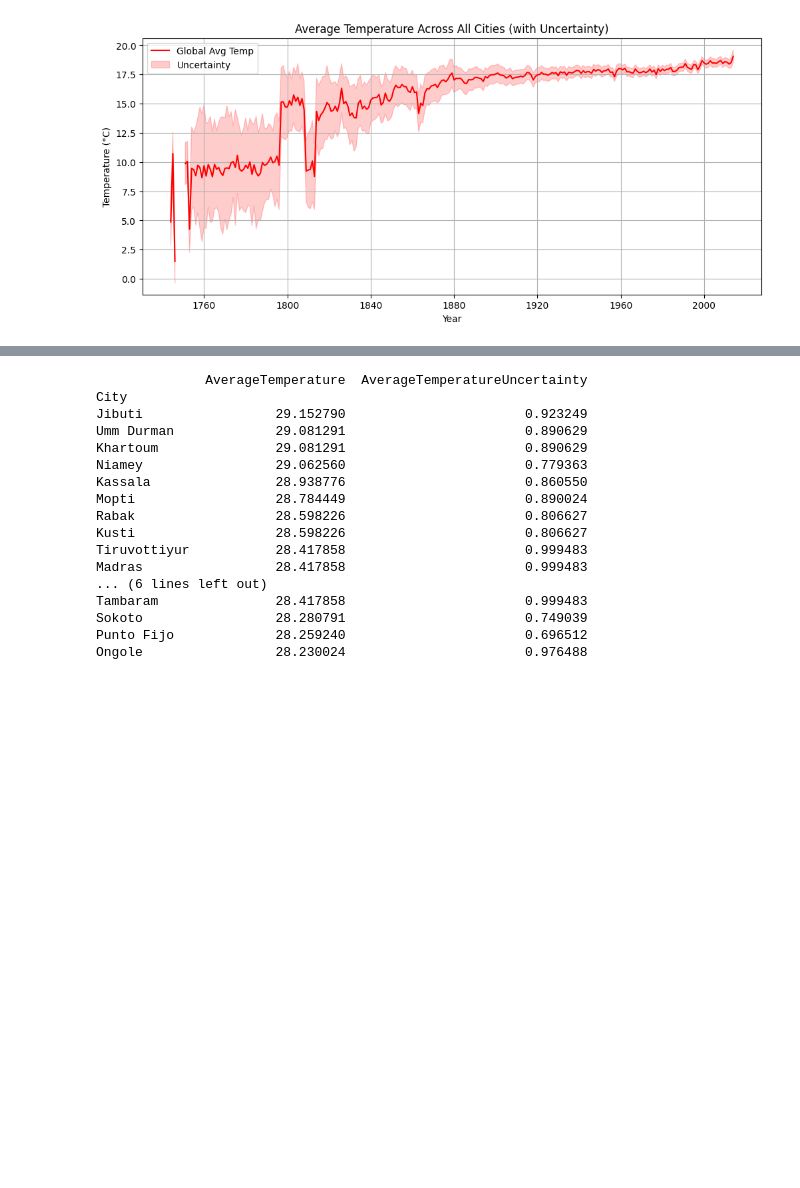
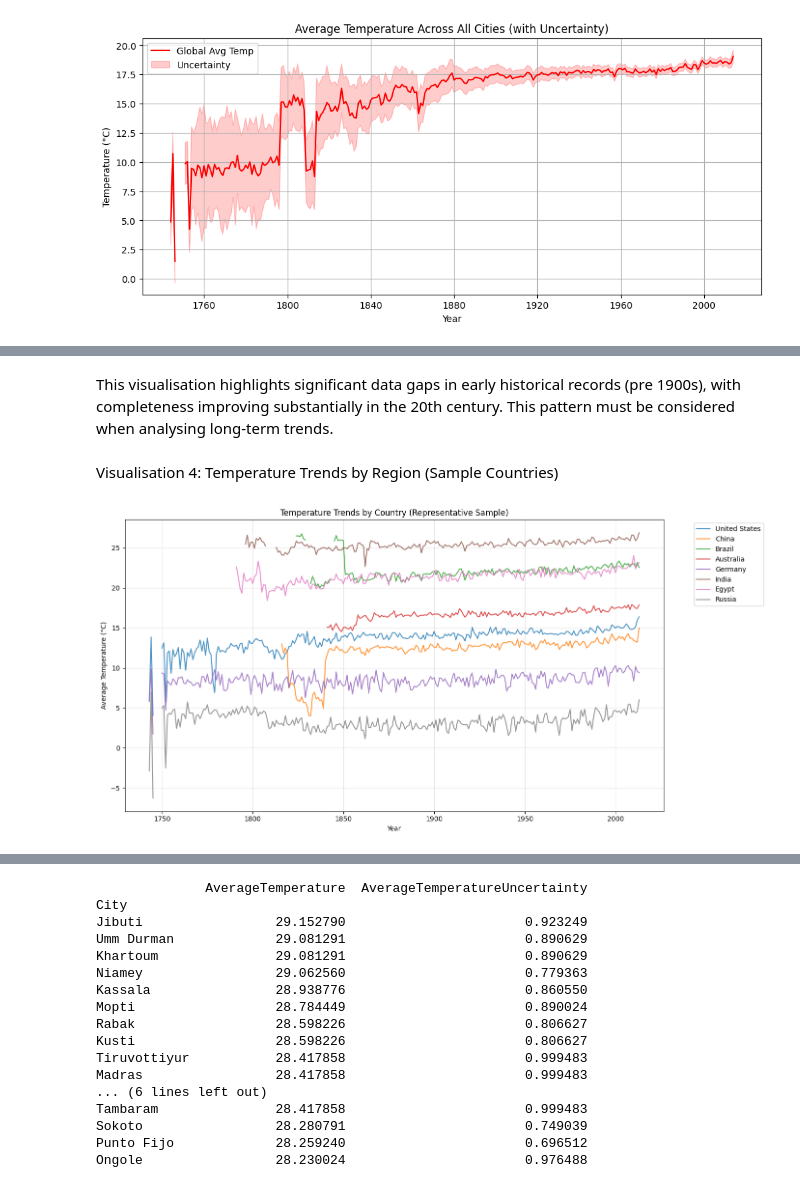
Before and after one commit to tempestormX/sc3021, a Jupyter notebook: SC3021_FDAG_T13.ipynb, the cells around one changed output, grey strips where cells are left out. Cells and saved outputs as stored; diff of their text form; code cells hidden in the pictures; blank space fills up the shorter version.

```diff
--- a/SC3021_FDAG_T13.ipynb
+++ b/SC3021_FDAG_T13.ipynb
@@ -119,0 +171,26 @@ plt.show()
+# %% [markdown]
+This visualisation highlights significant data gaps in early historical records (pre 1900s), with completeness improving substantially in the 20th century. This pattern must be considered when analysing long-term trends.
+# %% [markdown]
+Visualisation 4: Temperature Trends by Region (Sample Countries)
+# %%
+#Select representativ countries from different climate zones
+sample_countries = ['United States', 'China', 'Brazil', 'Australia',
+                    'Germany', 'India', 'Egypt', 'Russia']
+
+plt.figure(figsize=(14, 7))
+
+for country in sample_countries:
+    country_data = temp_by_city[temp_by_city['Country'] == country]
+    if not country_data.empty:
+        country_yearly = country_data.groupby(country_data['dt'].dt.year)['AverageTemperature'].mean()
+        plt.plot(country_yearly.index, country_yearly.values, label=country, alpha=0.8)
+
+plt.xlabel('Year')
+plt.ylabel('Average Temperature (°C)')
+plt.title('Temperature Trends by Country (Representative Sample)')
+plt.legend(bbox_to_anchor=(1.05, 1), loc='upper left')
+plt.grid(True, alpha=0.3)
+plt.tight_layout()
+plt.show()
+# %% [output]
+[figure, added]
```
Also changed, not shown: parts of 34 cells of this notebook.
